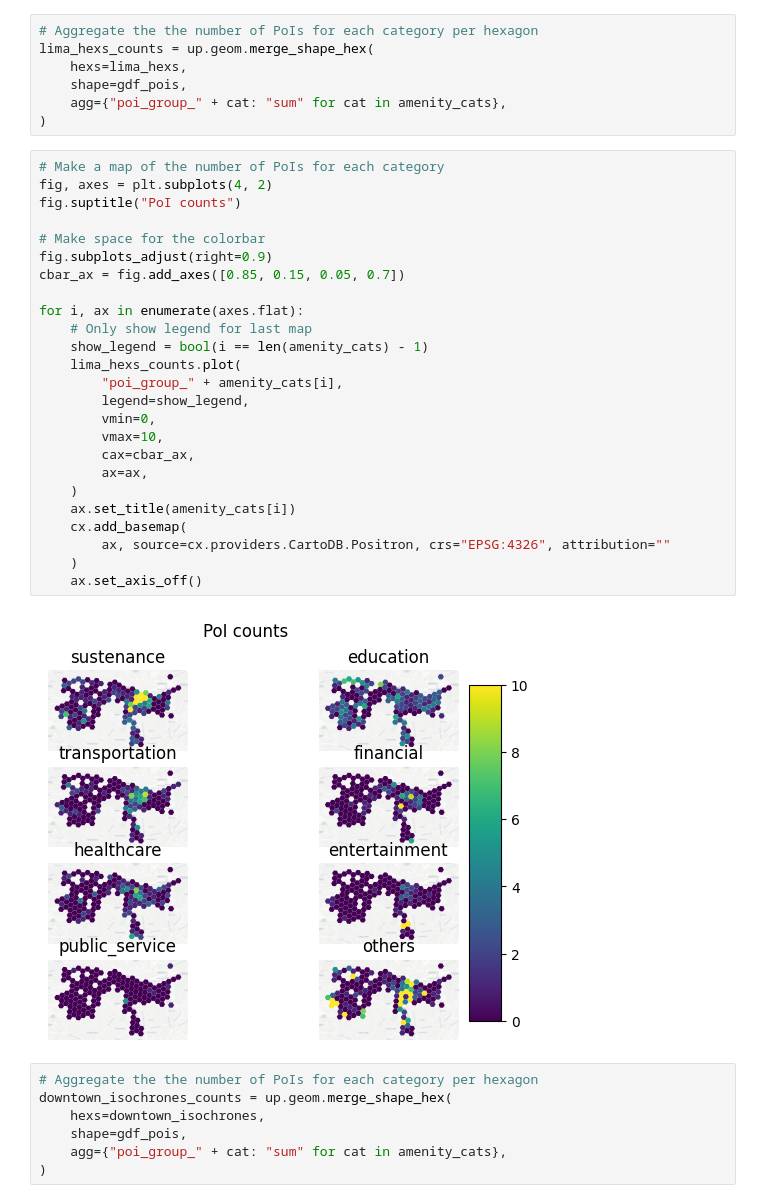
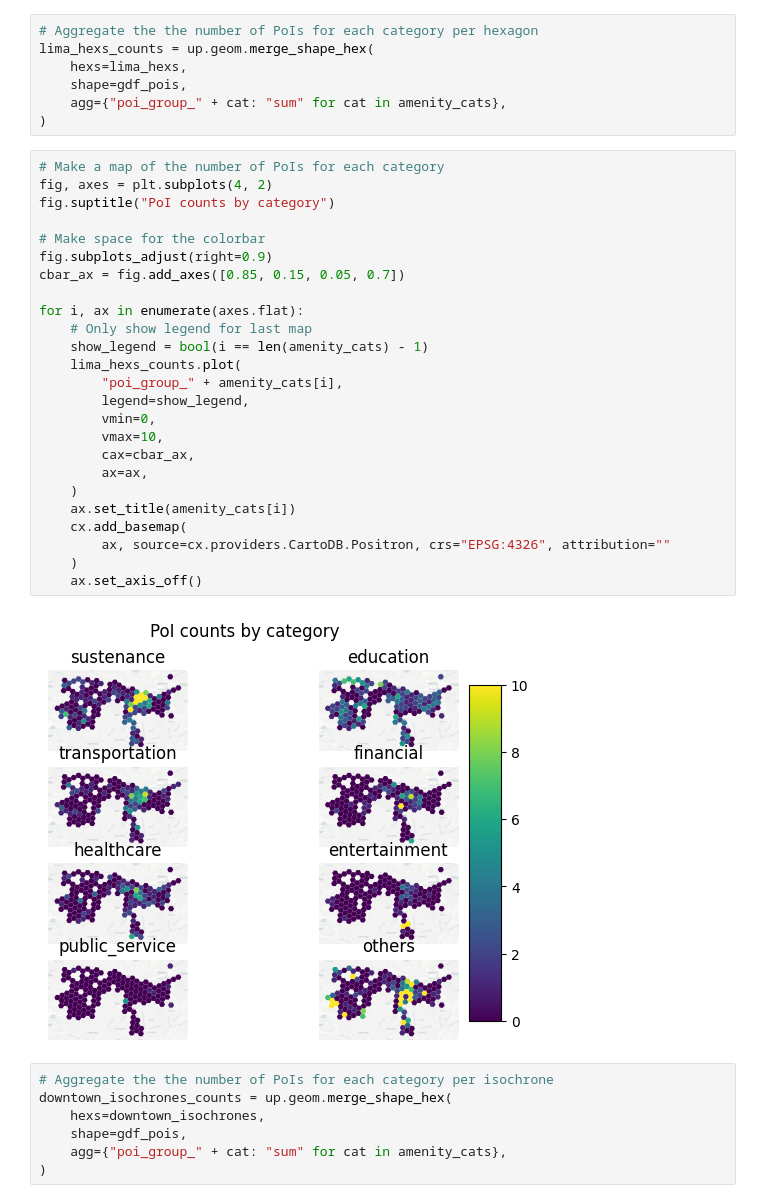
Before and after one commit to EL-BID/urbanpy, a Jupyter notebook: notebooks/UrbanServiceLevels.ipynb, the cells around one changed output. Drawn from its saved outputs; the diff is of its cells as text.

```diff
--- a/notebooks/UrbanServiceLevels.ipynb
+++ b/notebooks/UrbanServiceLevels.ipynb
@@ -208,32 +207,32 @@ lima_hexs_counts = up.geom.merge_shape_hex(
 # %%
 # Make a map of the number of PoIs for each category
 fig, axes = plt.subplots(4, 2)
-fig.suptitle("PoI counts")
+fig.suptitle("PoI counts by category")
 
 # Make space for the colorbar
 fig.subplots_adjust(right=0.9)
 cbar_ax = fig.add_axes([0.85, 0.15, 0.05, 0.7])
 
 for i, ax in enumerate(axes.flat):
     # Only show legend for last map
     show_legend = bool(i == len(amenity_cats) - 1)
     lima_hexs_counts.plot(
         "poi_group_" + amenity_cats[i],
         legend=show_legend,
         vmin=0,
         vmax=10,
         cax=cbar_ax,
         ax=ax,
     )
     ax.set_title(amenity_cats[i])
     cx.add_basemap(
         ax, source=cx.providers.CartoDB.Positron, crs="EPSG:4326", attribution=""
     )
     ax.set_axis_off()
 # %% [output]
-[figure, old version]
+[figure, new version]
 # %%
-# Aggregate the the number of PoIs for each category per hexagon
+# Aggregate the the number of PoIs for each category per isochrone
 downtown_isochrones_counts = up.geom.merge_shape_hex(
     hexs=downtown_isochrones,
     shape=gdf_pois,
```
Also changed, not shown: parts of 8 cells of this notebook.
